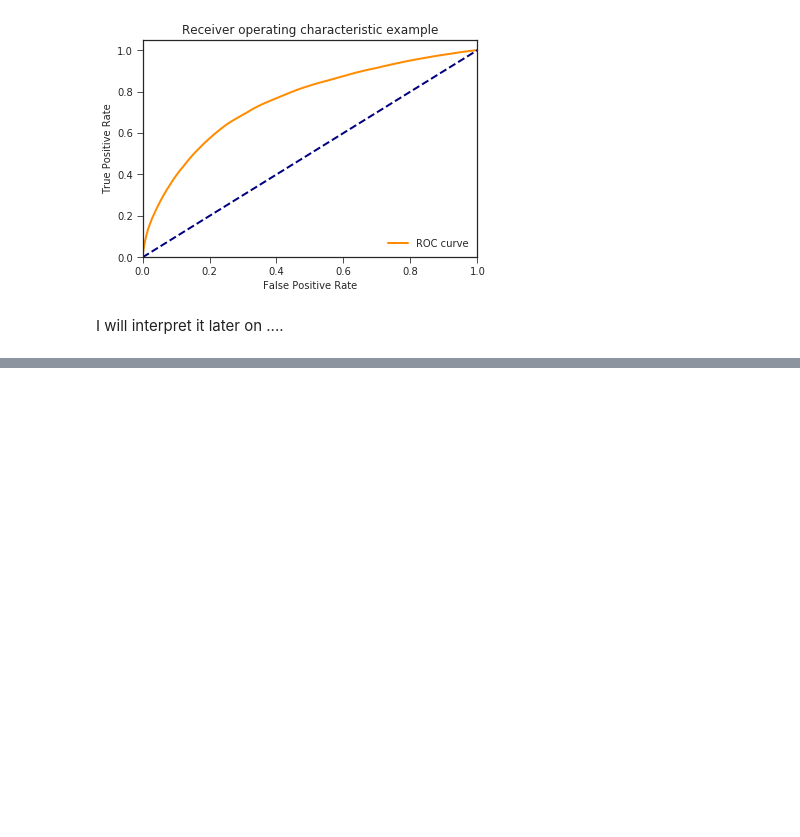
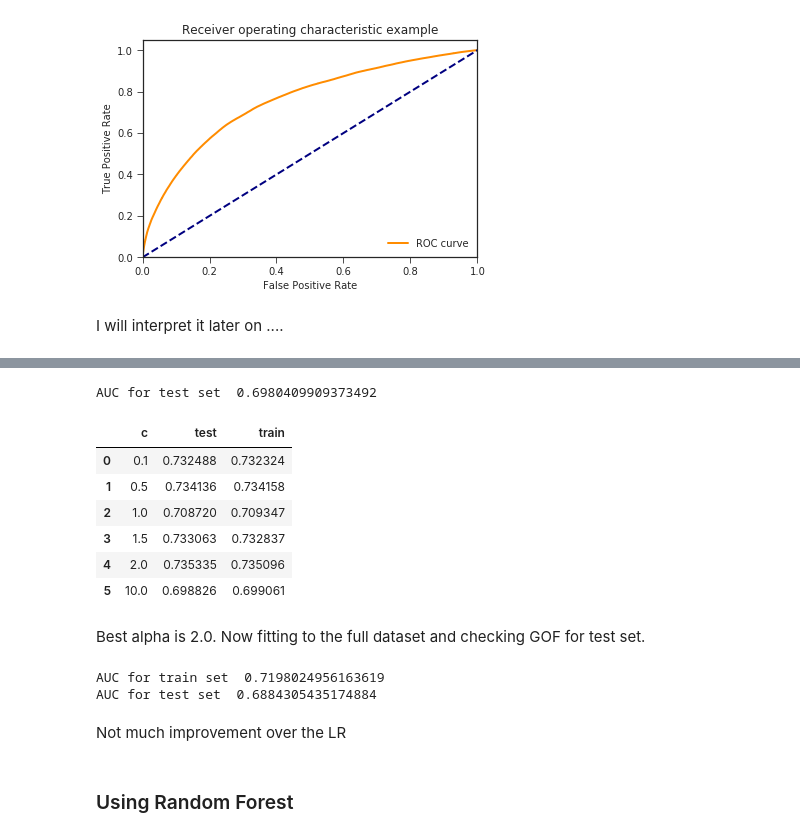
Before and after one commit to kmatusz/accidents, a Jupyter notebook: Modeling.ipynb, the cells around one changed output, grey strips where cells are left out. Saved outputs shown, nothing was run; the diff lists cells and outputs as text; code cells hidden in the pictures; blank space fills up the shorter version.

```diff
--- a/Modeling.ipynb
+++ b/Modeling.ipynb
@@ -860,0 +761,6 @@ rfe.fit(x_train, y_train)
+# %%
+predsTest = calib_model.predict_proba(x_test[features])
+# print("AUC for train set " , roc_auc_score(y_train.y, predsTrain[:,1]))
+print("AUC for test set " , roc_auc_score(y_test.y, predsTest[:,1]))
+# %% [output]
+AUC for test set  0.6980409909373492
@@ -860,0 +807,14 @@ rfe.fit(x_train, y_train)
+# %%
+roc_scores_sgd = pd.read_pickle('models_cache/roc_scores_sgd_from_minfo.pkl')
+# %%
+roc_scores_sgd
+# %% [output]
+|  | c | test | train |
+| 0 | 0.1 | 0.732488 | 0.732324 |
+| 1 | 0.5 | 0.734136 | 0.734158 |
+| 2 | 1.0 | 0.708720 | 0.709347 |
+| 3 | 1.5 | 0.733063 | 0.732837 |
+| 4 | 2.0 | 0.735335 | 0.735096 |
+| 5 | 10.0 | 0.698826 | 0.699061 |
+# %% [markdown]
+Best alpha is 2.0. Now fitting to the full dataset and checking GOF for test set.
@@ -860,0 +828,12 @@ rfe.fit(x_train, y_train)
+# %%
+predsTrain = calib_model.predict_proba(x_train[features])
+predsTest = calib_model.predict_proba(x_test[features])
+print("AUC for train set " , roc_auc_score(y_train.y, predsTrain[:,1]))
+print("AUC for test set " , roc_auc_score(y_test.y, predsTest[:,1]))
+# %% [output]
+AUC for train set  0.7198024956163619
+AUC for test set  0.6884305435174884
+# %% [markdown]
+Not much improvement over the LR
+# %% [markdown]
+### Using Random Forest
```
Also changed, not shown: parts of 57 cells of this notebook, 3 other files.
